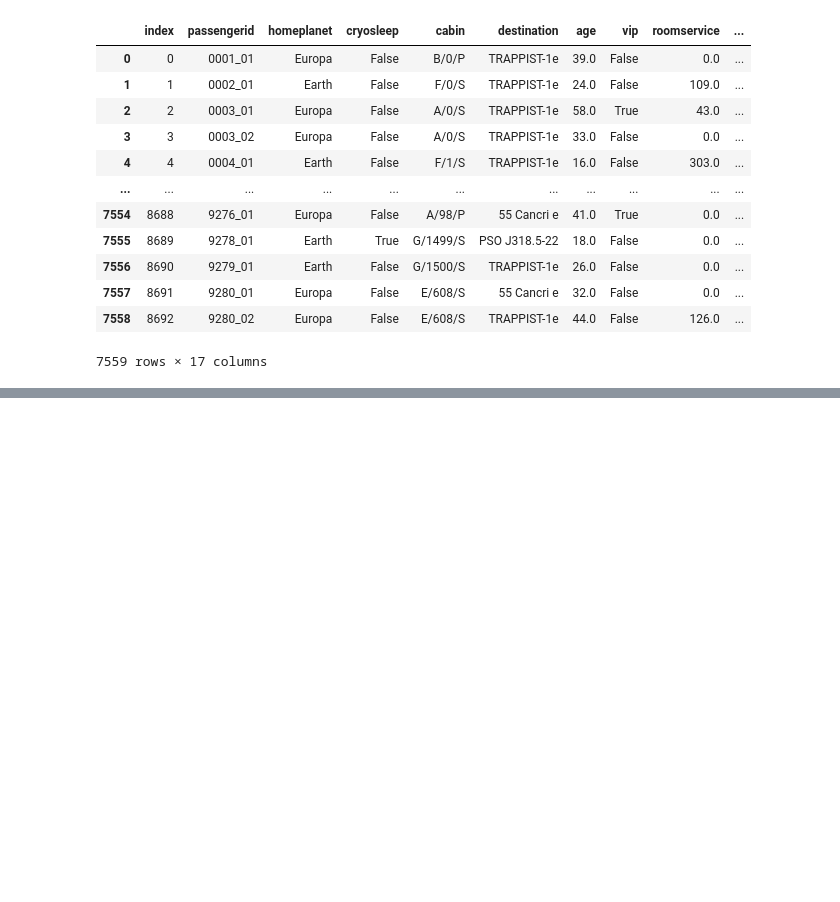
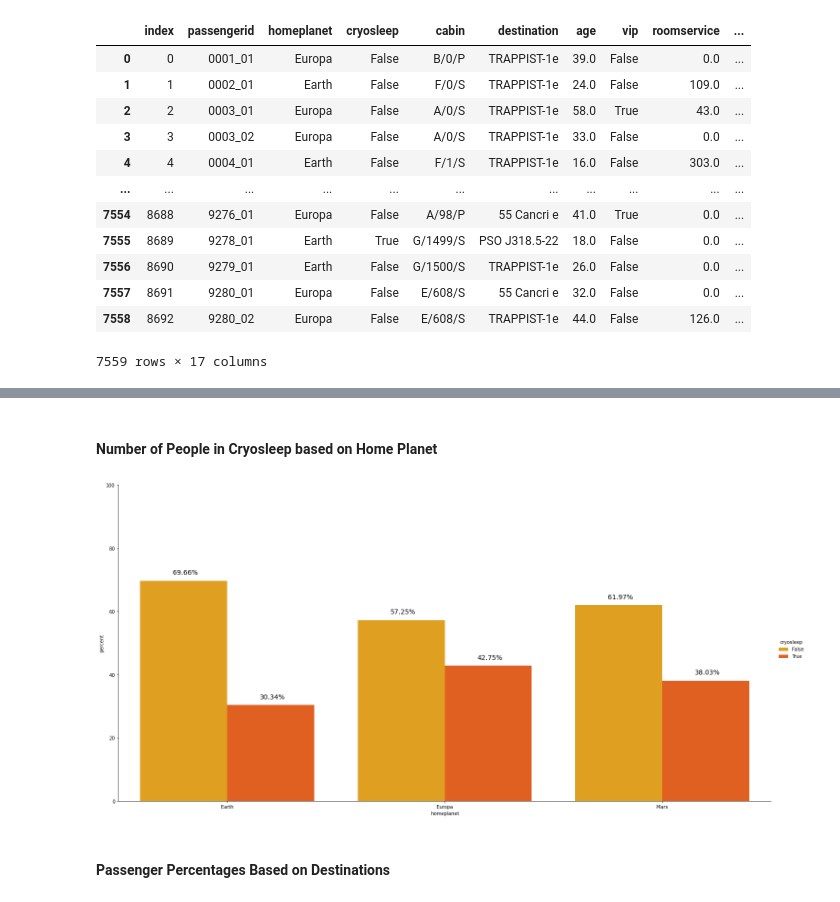
Before and after one commit to XVI-IX/spaceship_titanic, a Jupyter notebook: spaceship.ipynb, the cells around one changed output, grey strips where cells are left out. Cells and saved outputs as stored; diff of their text form; code cells hidden in the pictures; blank space fills up the shorter version.

```diff
--- a/spaceship.ipynb
+++ b/spaceship.ipynb
@@ -571,0 +733,30 @@ copy_df['group'] = group
+# %% [markdown]
+#### **Number of People in Cryosleep based on Home Planet**
+# %%
+df_plot = df.groupby("homeplanet")['cryosleep'].value_counts(normalize=True)
+df_plot = df_plot.mul(100)
+df_plot = df_plot.rename("percent").reset_index()
+df_plot
+
+
+g = sns.catplot(
+  x = 'homeplanet',
+  y = "percent",
+  hue = "cryosleep",
+  data = df_plot,
+  kind='bar',
+  height = 10,
+  aspect = 2,
+  palette="autumn_r"
+)
+g.ax.set_ylim(0, 100)
+
+for patch in g.ax.patches:
+  txt = str(patch.get_height().round(2)) + "%"
+  txt_x = patch.get_x() + 0.15
+  txt_y = patch.get_height() + 2
+  g.ax.text(txt_x, txt_y, txt, fontsize=14)
+# %% [output]
+[figure, added]
+# %% [markdown]
+#### **Passenger Percentages Based on Destinations**
```
Also changed, not shown: parts of 70 cells of this notebook.
